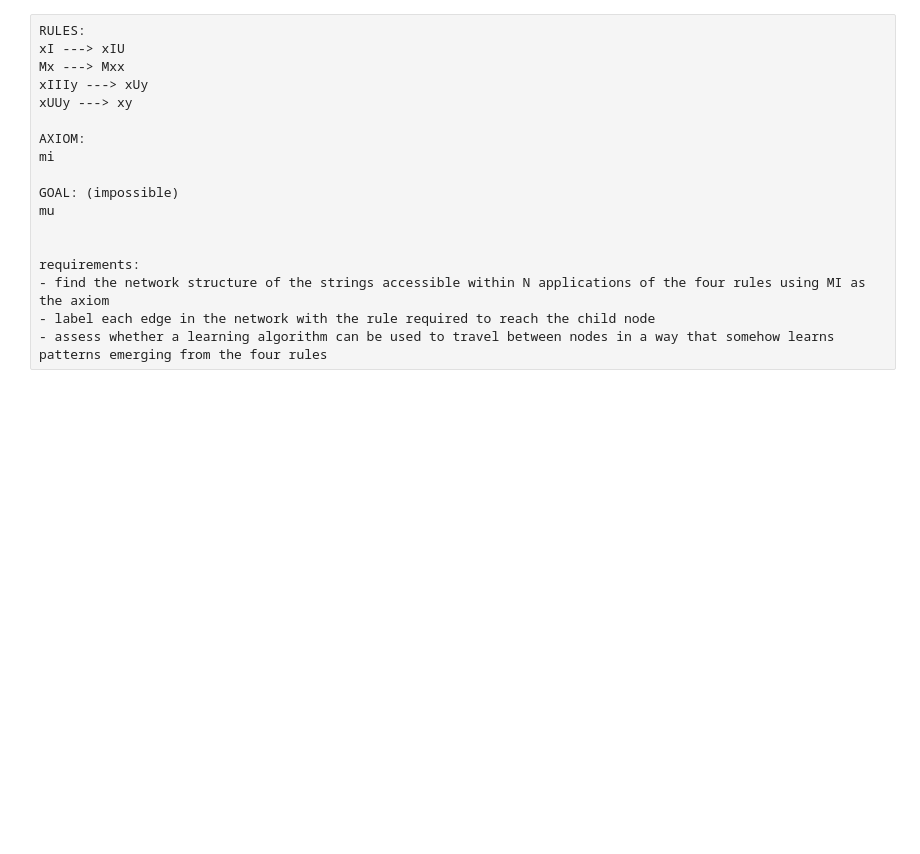
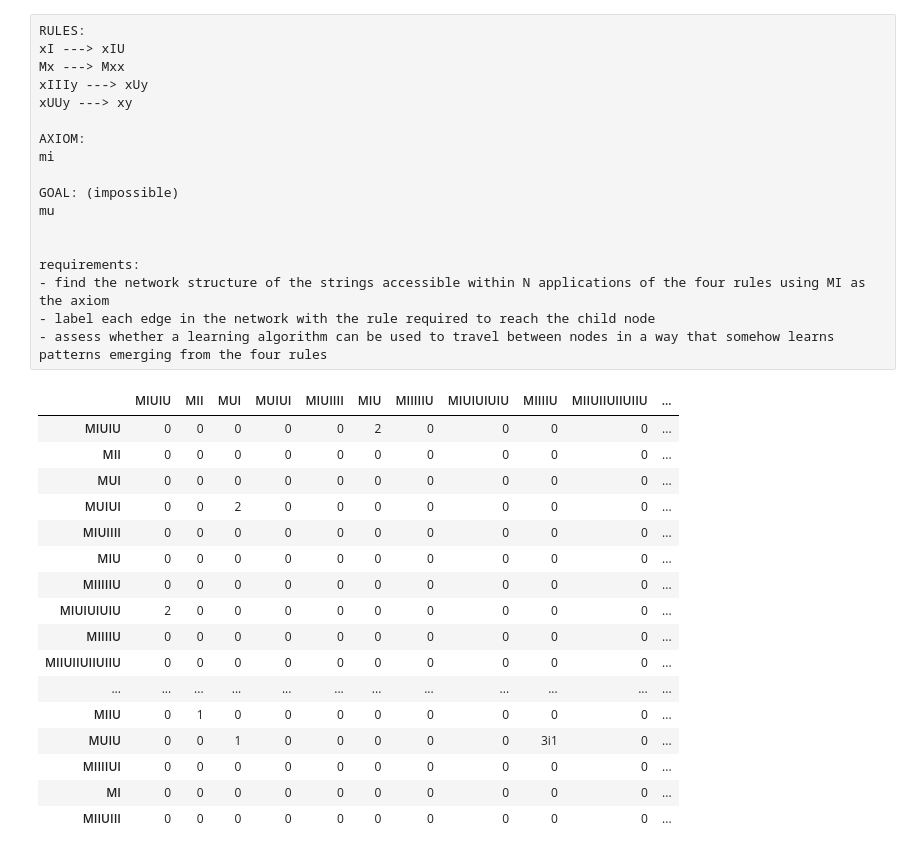
Before and after one commit to teerev/hofstadter-miu-puzzle, a Jupyter notebook: miu.ipynb, the cells around one changed output. Saved outputs shown, nothing was run; the diff lists cells and outputs as text; code cells hidden in the pictures; blank space fills up the shorter version.

```diff
--- a/miu.ipynb
+++ b/miu.ipynb
@@ -185,12 +185,40 @@ def discover_local_network(string, num_steps):
     network['edges'] = edges
 
     return network
+
+
+def get_adjacency_matrix(network):
+
+    adjacency = pd.DataFrame(0, index=network['nodes'], columns=network['nodes'])
+
+    for edge in network['edges'].items():
+        adjacency.loc[edge[0][1], edge[0][0]] = edge[1]
+
+    return adjacency
 # %%
-network = discover_local_network('MI', num_steps=6)
-adj = pd.DataFrame(0, index=network['nodes'], columns=network['nodes'])
+network = discover_local_network('MI', num_steps=4)
 
-for edge in network['edges'].items():
-    adj.loc[edge[0][1], edge[0][0]] = edge[1]
+
+adj = get_adjacency_matrix(network)
+adj
+# %% [output]
+|  | MIUIU | MII | MUI | MUIUI | MIUIIII | MIU | MIIIIIU | MIUIUIUIU | MIIIIU | MIIUIIUIIUIIU | ... |
+| MIUIU | 0 | 0 | 0 | 0 | 0 | 2 | 0 | 0 | 0 | 0 | ... |
+| MII | 0 | 0 | 0 | 0 | 0 | 0 | 0 | 0 | 0 | 0 | ... |
+| MUI | 0 | 0 | 0 | 0 | 0 | 0 | 0 | 0 | 0 | 0 | ... |
+| MUIUI | 0 | 0 | 2 | 0 | 0 | 0 | 0 | 0 | 0 | 0 | ... |
+| MIUIIII | 0 | 0 | 0 | 0 | 0 | 0 | 0 | 0 | 0 | 0 | ... |
+| MIU | 0 | 0 | 0 | 0 | 0 | 0 | 0 | 0 | 0 | 0 | ... |
+| MIIIIIU | 0 | 0 | 0 | 0 | 0 | 0 | 0 | 0 | 0 | 0 | ... |
+| MIUIUIUIU | 2 | 0 | 0 | 0 | 0 | 0 | 0 | 0 | 0 | 0 | ... |
+| MIIIIU | 0 | 0 | 0 | 0 | 0 | 0 | 0 | 0 | 0 | 0 | ... |
+| MIIUIIUIIUIIU | 0 | 0 | 0 | 0 | 0 | 0 | 0 | 0 | 0 | 0 | ... |
+| ... | ... | ... | ... | ... | ... | ... | ... | ... | ... | ... | ... |
+| MIIU | 0 | 1 | 0 | 0 | 0 | 0 | 0 | 0 | 0 | 0 | ... |
+| MUIU | 0 | 0 | 1 | 0 | 0 | 0 | 0 | 0 | 3i1 | 0 | ... |
+| MIIIIUI | 0 | 0 | 0 | 0 | 0 | 0 | 0 | 0 | 0 | 0 | ... |
+| MI | 0 | 0 | 0 | 0 | 0 | 0 | 0 | 0 | 0 | 0 | ... |
+| MIIUIII | 0 | 0 | 0 | 0 | 0 | 0 | 0 | 0 | 0 | 0 | ... |
 # %%
 # plot the network
 
```
Also changed, not shown: parts of 1 cell of this notebook.
